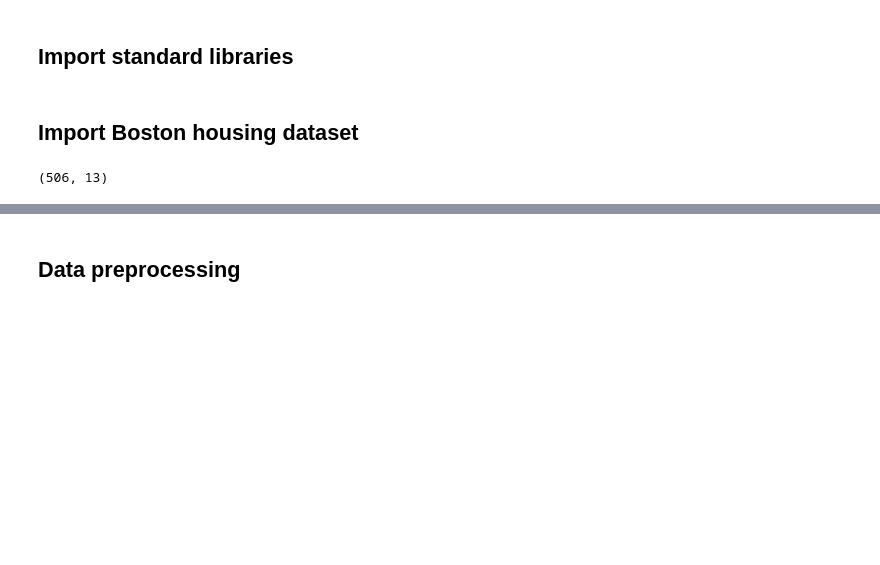
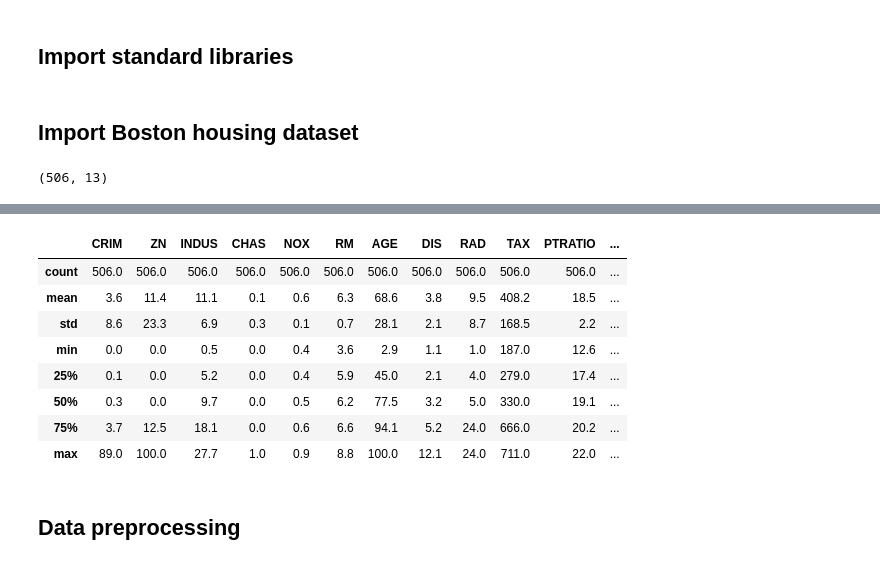
Before and after one commit to shadowboxingskills/notebooks, a Jupyter notebook: Boston_housing_prices_regression.ipynb, the cells around one changed output, grey strips where cells are left out. Cells and saved outputs as stored; diff of their text form; code cells hidden in the pictures; blank space fills up the shorter version.

```diff
--- a/Boston_housing_prices_regression.ipynb
+++ b/Boston_housing_prices_regression.ipynb
@@ -55,3 +63,16 @@ df.head()
+# %%
+pd.options.display.float_format = '{:.1f}'.format
+df.describe()
+# %% [output]
+|  | CRIM | ZN | INDUS | CHAS | NOX | RM | AGE | DIS | RAD | TAX | PTRATIO | ... |
+| count | 506.0 | 506.0 | 506.0 | 506.0 | 506.0 | 506.0 | 506.0 | 506.0 | 506.0 | 506.0 | 506.0 | ... |
+| mean | 3.6 | 11.4 | 11.1 | 0.1 | 0.6 | 6.3 | 68.6 | 3.8 | 9.5 | 408.2 | 18.5 | ... |
+| std | 8.6 | 23.3 | 6.9 | 0.3 | 0.1 | 0.7 | 28.1 | 2.1 | 8.7 | 168.5 | 2.2 | ... |
+| min | 0.0 | 0.0 | 0.5 | 0.0 | 0.4 | 3.6 | 2.9 | 1.1 | 1.0 | 187.0 | 12.6 | ... |
+| 25% | 0.1 | 0.0 | 5.2 | 0.0 | 0.4 | 5.9 | 45.0 | 2.1 | 4.0 | 279.0 | 17.4 | ... |
+| 50% | 0.3 | 0.0 | 9.7 | 0.0 | 0.5 | 6.2 | 77.5 | 3.2 | 5.0 | 330.0 | 19.1 | ... |
+| 75% | 3.7 | 12.5 | 18.1 | 0.0 | 0.6 | 6.6 | 94.1 | 5.2 | 24.0 | 666.0 | 20.2 | ... |
+| max | 89.0 | 100.0 | 27.7 | 1.0 | 0.9 | 8.8 | 100.0 | 12.1 | 24.0 | 711.0 | 22.0 | ... |
 # %% [markdown]
 ## Data preprocessing
 # %%
```
Also changed, not shown: parts of 25 cells of this notebook.
